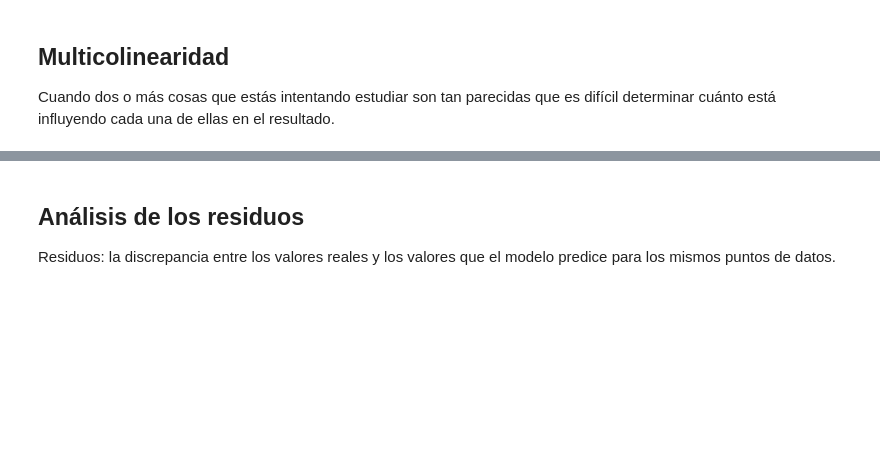
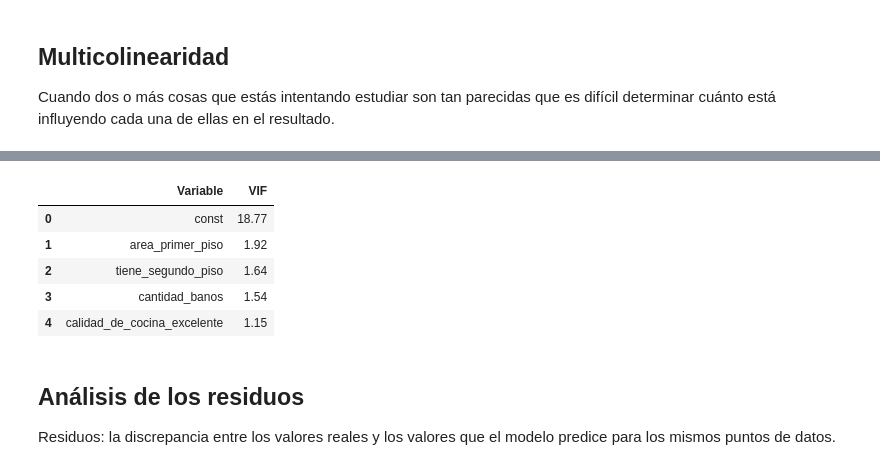
Before and after one commit to JLuceroVasquez/data-science-probando-relaciones-con-regresion-lineal, a Jupyter notebook: precios-de-inmuebles-regresion-lineal.ipynb, the cells around one changed output, grey strips where cells are left out. Drawn from its saved outputs; the diff is of its cells as text; code cells hidden in the pictures; blank space fills up the shorter version.

```diff
--- a/precios-de-inmuebles-regresion-lineal.ipynb
+++ b/precios-de-inmuebles-regresion-lineal.ipynb
@@ -708,3 +744,16 @@ Cuando dos o más cosas que estás intentando estudiar son tan parecidas que es
+# %%
+# VIF 3
+vif_3 = pd.DataFrame()
+vif_3['Variable'] = explicativas_modelo_3
+vif_3['VIF'] = [vif(exog=x_entrenamiento[explicativas_modelo_3], exog_idx=i) for i in range(len(explicativas_modelo_3))]
+vif_3.round(2)
+# %% [output]
+|  | Variable | VIF |
+| 0 | const | 18.77 |
+| 1 | area_primer_piso | 1.92 |
+| 2 | tiene_segundo_piso | 1.64 |
+| 3 | cantidad_banos | 1.54 |
+| 4 | calidad_de_cocina_excelente | 1.15 |
 # %% [markdown]
 ## Análisis de los residuos
 
```
Also changed, not shown: parts of 28 cells of this notebook.
